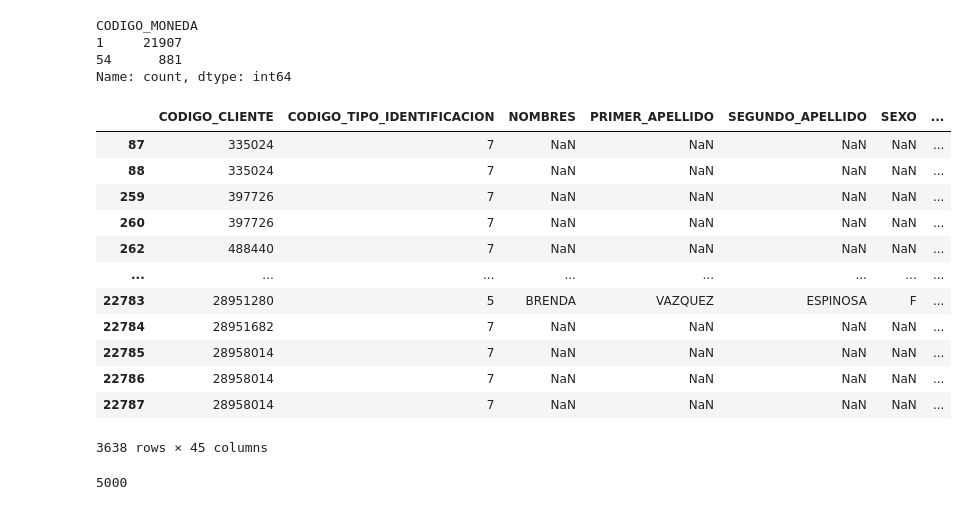
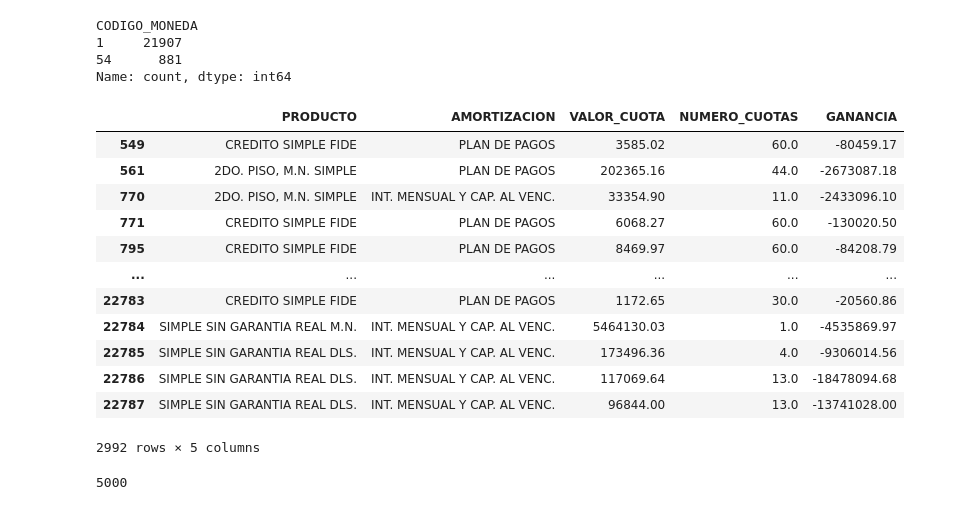
Before and after one commit to Ale1726/clientes_eda, a Jupyter notebook: productos_sirac.ipynb, the cells around one changed output. Cells and saved outputs as stored; diff of their text form; code cells hidden in the pictures.

```diff
--- a/productos_sirac.ipynb
+++ b/productos_sirac.ipynb
@@ -306,19 +325,19 @@ Name: count, dtype: int64
 # %%
-df_productos[df_productos["GANANCIA"] < 0]
+df_productos[["PRODUCTO","AMORTIZACION","VALOR_CUOTA","NUMERO_CUOTAS","GANANCIA"]][df_productos["GANANCIA"] < -1000]
 # %% [output]
-|  | CODIGO_CLIENTE | CODIGO_TIPO_IDENTIFICACION | NOMBRES | PRIMER_APELLIDO | SEGUNDO_APELLIDO | SEXO | ... |
-| 87 | 335024 | 7 | NaN | NaN | NaN | NaN | ... |
-| 88 | 335024 | 7 | NaN | NaN | NaN | NaN | ... |
-| 259 | 397726 | 7 | NaN | NaN | NaN | NaN | ... |
-| 260 | 397726 | 7 | NaN | NaN | NaN | NaN | ... |
-| 262 | 488440 | 7 | NaN | NaN | NaN | NaN | ... |
-| ... | ... | ... | ... | ... | ... | ... | ... |
-| 22783 | 28951280 | 5 | BRENDA | VAZQUEZ | ESPINOSA | F | ... |
-| 22784 | 28951682 | 7 | NaN | NaN | NaN | NaN | ... |
-| 22785 | 28958014 | 7 | NaN | NaN | NaN | NaN | ... |
-| 22786 | 28958014 | 7 | NaN | NaN | NaN | NaN | ... |
-| 22787 | 28958014 | 7 | NaN | NaN | NaN | NaN | ... |
+|  | PRODUCTO | AMORTIZACION | VALOR_CUOTA | NUMERO_CUOTAS | GANANCIA |
+| 549 | CREDITO SIMPLE FIDE | PLAN DE PAGOS | 3585.02 | 60.0 | -80459.17 |
+| 561 | 2DO. PISO, M.N. SIMPLE | PLAN DE PAGOS | 202365.16 | 44.0 | -2673087.18 |
+| 770 | 2DO. PISO, M.N. SIMPLE | INT. MENSUAL Y CAP. AL VENC. | 33354.90 | 11.0 | -2433096.10 |
+| 771 | CREDITO SIMPLE FIDE | PLAN DE PAGOS | 6068.27 | 60.0 | -130020.50 |
+| 795 | CREDITO SIMPLE FIDE | PLAN DE PAGOS | 8469.97 | 60.0 | -84208.79 |
+| ... | ... | ... | ... | ... | ... |
+| 22783 | CREDITO SIMPLE FIDE | PLAN DE PAGOS | 1172.65 | 30.0 | -20560.86 |
+| 22784 | SIMPLE SIN GARANTIA REAL M.N. | INT. MENSUAL Y CAP. AL VENC. | 5464130.03 | 1.0 | -4535869.97 |
+| 22785 | SIMPLE SIN GARANTIA REAL DLS. | INT. MENSUAL Y CAP. AL VENC. | 173496.36 | 4.0 | -9306014.56 |
+| 22786 | SIMPLE SIN GARANTIA REAL DLS. | INT. MENSUAL Y CAP. AL VENC. | 117069.64 | 13.0 | -18478094.68 |
+| 22787 | SIMPLE SIN GARANTIA REAL DLS. | INT. MENSUAL Y CAP. AL VENC. | 96844.00 | 13.0 | -13741028.00 |
-3638 rows × 45 columns
+2992 rows × 5 columns
 # %%
 df_productos["CODIGO_CLIENTE"].nunique()
 # %% [output]
```
Also changed, not shown: parts of 18 cells of this notebook, 12 other files.
